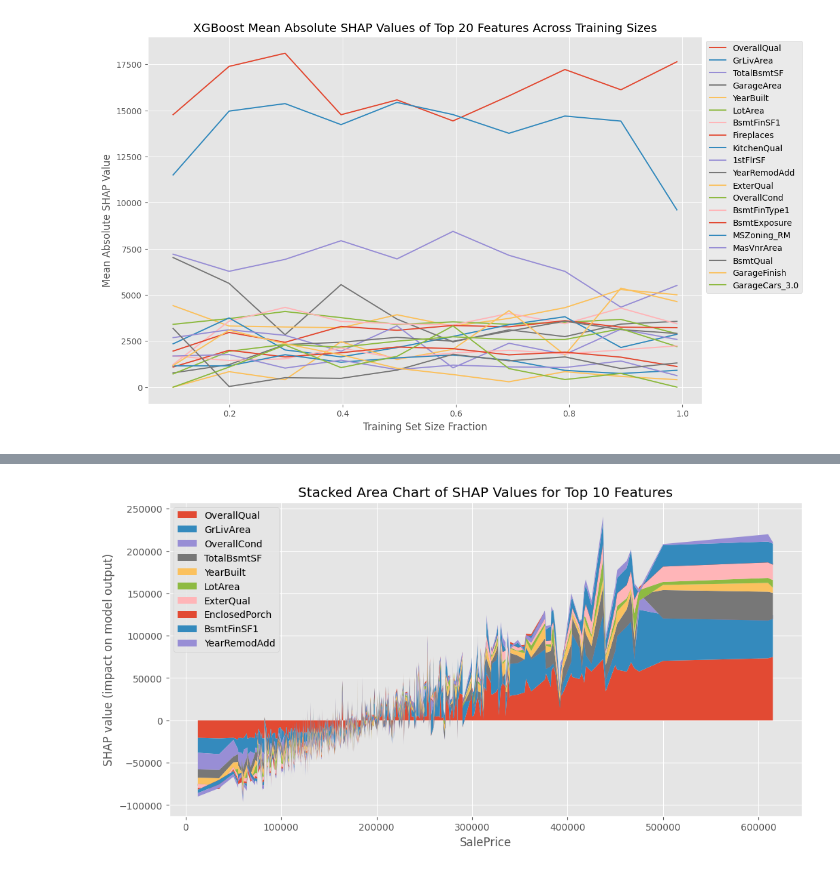
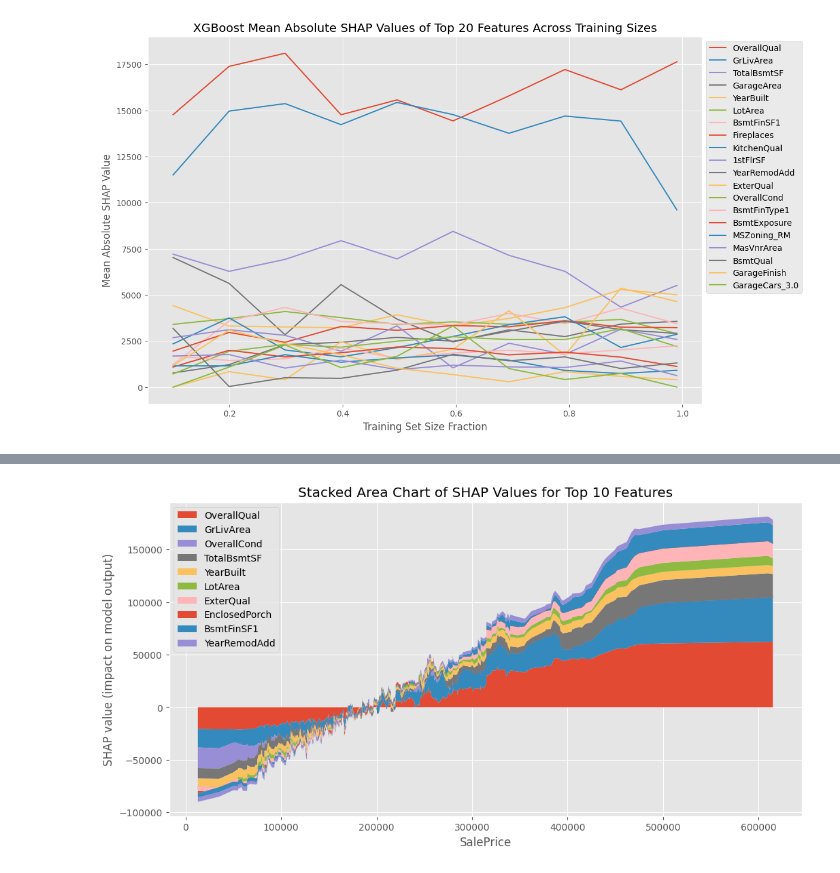
Before and after one commit to willfreeman1/AMES, a Jupyter notebook: ML_models_RF&XGB.ipynb, the cells around one changed output, grey strips where cells are left out. Cells and saved outputs as stored; diff of their text form; code cells hidden in the pictures.

```diff
--- a/ML_models_RF&XGB.ipynb
+++ b/ML_models_RF&XGB.ipynb
@@ -1499,11 +1319,11 @@ plt.show()
 # Get XGBoost SHAP values
 xgb_model = best_xgb_pipeline.named_steps['regressor']
 
-# Preprocess using model preprocessor
+# Preprocess
 X_train_preprocessed = best_xgb_pipeline.named_steps['preprocessor'].transform(X_train)
 
 # Convert one-hot encoded data to dense format
-if isinstance(X_train_preprocessed, scipy.sparse.csr.csr_matrix):
+if isinstance(X_train_preprocessed, scipy.sparse.csr_matrix):
     X_train_preprocessed = X_train_preprocessed.toarray()
 
 
@@ -1547,10 +1366,6 @@ shap_10_force_plot = shap.force_plot(explainer.expected_value, top_shap_values.v
 # %%
 # Create my own collective force plot since SHAP's built-in one is too hard to read with multiple featutrd
 import scipy
-import shap
-import numpy as np
-import pandas as pd
-import matplotlib.pyplot as plt
 
 # Preprocess X_test
 X_test_preprocessed = best_xgb_pipeline.named_steps['preprocessor'].transform(X_test)
@@ -1564,17 +1379,17 @@ encoded_features = best_xgb_pipeline.named_steps['preprocessor'].named_transform
 numeric_features = [col for col in X_test.columns if col not in categorical_features]
 preprocessed_feature_names = np.concatenate([encoded_features, numeric_features])
 
-# Create SHAP explainer and calv SHAP values
+# Create SHAP explainer and calc SHAP values
 explainer = shap.Explainer(xgb_model, X_train_preprocessed)
 shap_values = explainer.shap_values(X_test_preprocessed)
 
 # Create a df for SHAP values
 shap_df = pd.DataFrame(shap_values, columns=preprocessed_feature_names)
 
-# Add y_test to the df
+# Add y_test to  df
 shap_df['SalePrice'] = y_test.reset_index(drop=True)
 
-# Calc mean abs SHAP values and get the top 10 features
+# Calc mean abs SHAP values and get top 10 features
 mean_abs_shap = np.abs(shap_values).mean(axis=0)
 top_features = preprocessed_feature_names[np.argsort(-mean_abs_shap)[:10]]
 
@@ -1584,18 +1399,18 @@ shap_df_sorted = shap_df.sort_values(by='SalePrice')
 # Extract top 10 features SHAP vals
 top_shap_values_sorted = shap_df_sorted[top_features]
 
-# Define the size of the rolling window for moving avg
-window_size = 1
+# Define  size of  rolling window for moving avg
+window_size = 10
 
 # Smooth SHAP vals
-smoothed_shap = top_shap_values_sorted.rolling(window=window_size, min_periods=1).mean()
+smood_shap = top_shap_values_sorted.rolling(window=window_size, min_periods=1).mean()
 
 # SalePrice column for x-axis
 x_axis_values = shap_df_sorted['SalePrice']
 
 # Plot
 plt.figure(figsize=(12, 6))
-plt.stackplot(x_axis_values, smoothed_shap[top_features].T, labels=top_features)
+plt.stackplot(x_axis_values, smood_shap[top_features].T, labels=top_features)
 plt.title('Stacked Area Chart of SHAP Values for Top 10 Features')
 plt.xlabel('SalePrice')
 plt.ylabel('SHAP value (impact on model output)')
@@ -1607,2 +1422,2 @@ Please use `csr_matrix` from the `scipy.sparse` namespace, the `scipy.sparse.csr
-[figure, old version]
+[figure, new version]
 # %%
```
Also changed, not shown: parts of 38 cells of this notebook.
